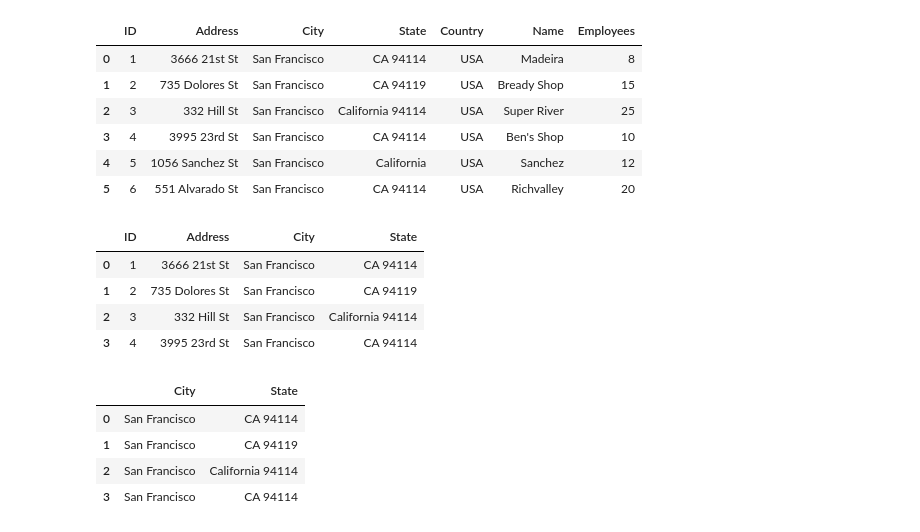
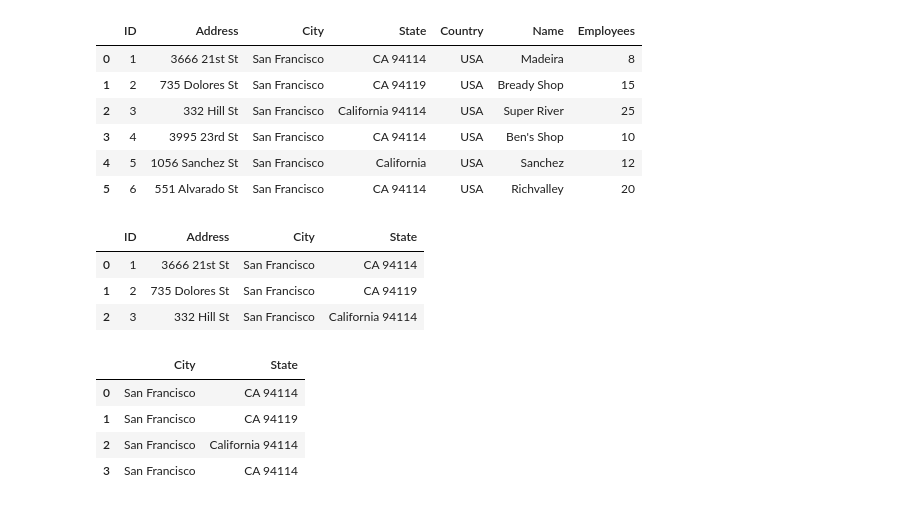
Before and after one commit to Dorpon23/Python-Programming-Basic-to-Advanced-, a Jupyter notebook: 15. Data Analysis with Pandas.ipynb, the cells around one changed output. Saved outputs shown, nothing was run; the diff lists cells and outputs as text; code cells hidden in the pictures.

```diff
--- a/15. Data Analysis with Pandas.ipynb
+++ b/15. Data Analysis with Pandas.ipynb
@@ -236,13 +236,12 @@ df9
 | 4 | 5 | 1056 Sanchez St | San Francisco | California | USA | Sanchez | 12 |
 | 5 | 6 | 551 Alvarado St | San Francisco | CA 94114 | USA | Richvalley | 20 |
 # %%
-df9.iloc[0:4,0:4]
+df9.iloc[0:3,0:4]
 # %% [output]
 |  | ID | Address | City | State |
 | 0 | 1 | 3666 21st St | San Francisco | CA 94114 |
 | 1 | 2 | 735 Dolores St | San Francisco | CA 94119 |
 | 2 | 3 | 332 Hill St | San Francisco | California 94114 |
-| 3 | 4 | 3995 23rd St | San Francisco | CA 94114 |
 # %%
 df9.iloc[0:4,2:4]
 # %% [output]
```
Also changed, not shown: parts of 19 cells of this notebook, 2 other files.
